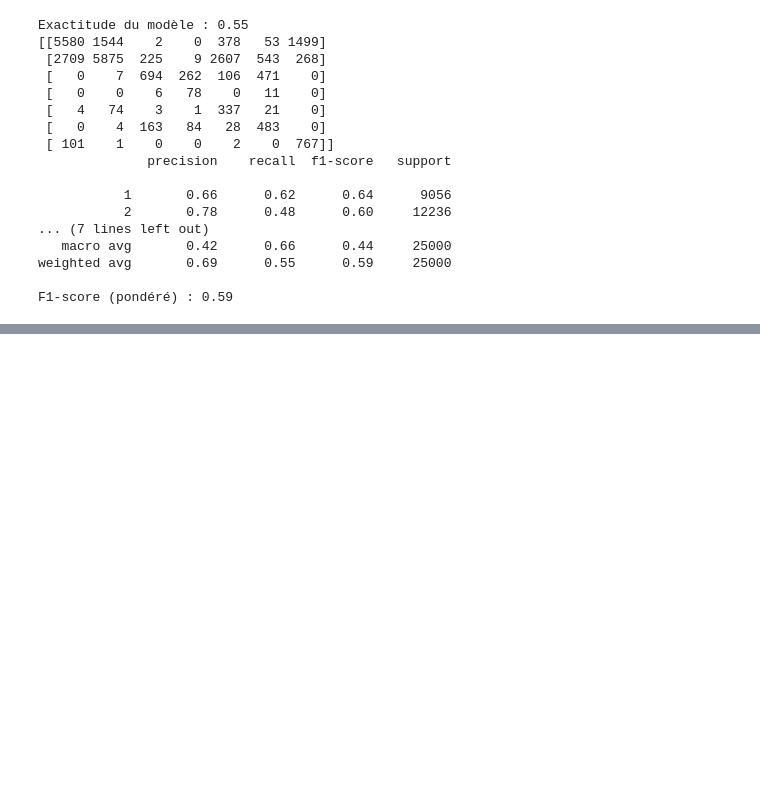
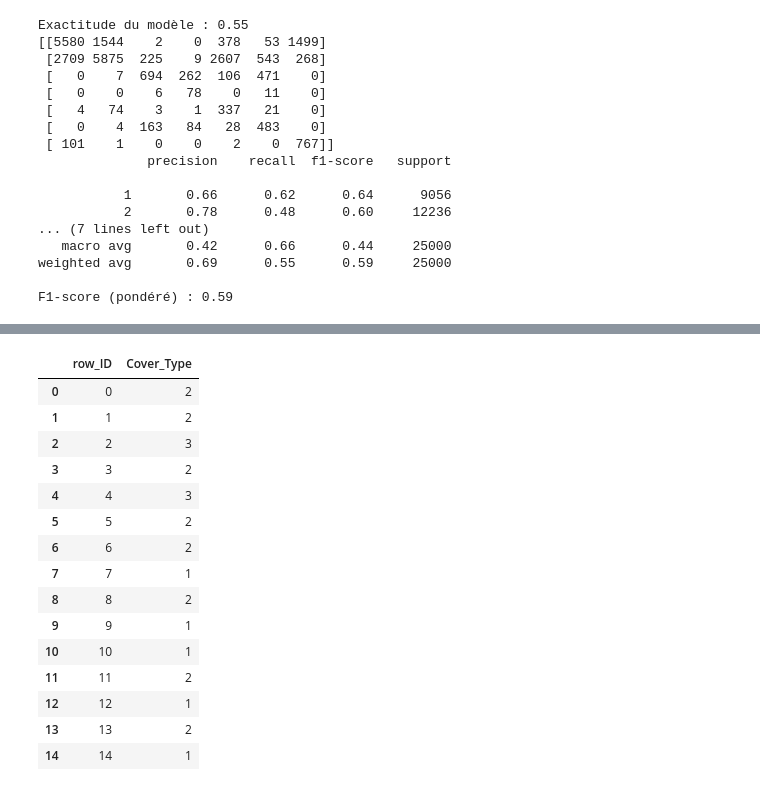
Before and after one commit to raphbrd/M2-data-challenge, a Jupyter notebook: TP_classification-1.ipynb, the cells around one changed output, grey strips where cells are left out. Drawn from its saved outputs; the diff is of its cells as text; code cells hidden in the pictures; blank space fills up the shorter version.

Commit message:
ajout lda classification + 1 soumission

```diff
--- a/TP_classification-1.ipynb
+++ b/TP_classification-1.ipynb
@@ -104,0 +179,17 @@ X_test_scaled[columns_to_norm] = scaler.transform(X_test[columns_to_norm])
+# %%
+from sklearn.ensemble import GradientBoostingClassifier
+# Initialisation et entraînement du modèle Gradient Boosting
+gb_model = GradientBoostingClassifier()
+gb_model.fit(X_train_lda, y_train)
+
+# Prédiction sur l'ensemble de test
+y_pred = gb_model.predict(X_val_lda)
+
+# Calcul de l'exactitude
+accuracy = accuracy_score(y_val, y_pred)
+print(f"Exactitude du modèle : {accuracy:.2f}")
+print(confusion_matrix(y_val, y_pred))
+print(classification_report(y_val, y_pred))
+
+f1 = f1_score(y_val, y_pred, average='weighted')  # weighted gère les classes déséquilibrées
+print(f"F1-score (pondéré) : {f1:.2f}")
@@ -104,0 +214,16 @@ X_test_scaled[columns_to_norm] = scaler.transform(X_test[columns_to_norm])
+# %%
+from sklearn.linear_model import LogisticRegression
+model_reglog = LogisticRegression(class_weight=class_weights_dict, max_iter=300)
+model_reglog.fit(X_train_lda, y_train)
+# Prédiction sur l'ensemble de test
+
+y_pred = model_reglog.predict(X_val_lda)
+
+# Calcul de l'exactitude
+accuracy = accuracy_score(y_val, y_pred)
+print(f"Exactitude du modèle : {accuracy:.2f}")
+print(confusion_matrix(y_val, y_pred))
+print(classification_report(y_val, y_pred))
+
+f1 = f1_score(y_val, y_pred, average='weighted')  # weighted gère les classes déséquilibrées
+print(f"F1-score (pondéré) : {f1:.2f}")
@@ -213,6 +361,30 @@ Exactitude du modèle : 0.87
 weighted avg       0.87      0.87      0.87     25000
 
 F1-score (pondéré) : 0.87
+# %%
+predictions = rf_model.predict(X_test_pca)
+
+df_pred = pd.DataFrame(predictions, columns=["Cover_Type"]).reset_index().rename(columns={"index": "row_ID"})
+display(df_pred.head(15))
+
+df_pred.to_parquet("submission/forest-cover-type/RF_pca_sub_1.parquet", index=False)
+# %% [output]
+|  | row_ID | Cover_Type |
+| 0 | 0 | 2 |
+| 1 | 1 | 2 |
+| 2 | 2 | 3 |
+| 3 | 3 | 2 |
+| 4 | 4 | 3 |
+| 5 | 5 | 2 |
+| 6 | 6 | 2 |
+| 7 | 7 | 1 |
+| 8 | 8 | 2 |
+| 9 | 9 | 1 |
+| 10 | 10 | 1 |
+| 11 | 11 | 2 |
+| 12 | 12 | 1 |
+| 13 | 13 | 2 |
+| 14 | 14 | 1 |
 # %%
 ## 22 minutes
 param_grid = {
```
Also changed, not shown: parts of 14 cells of this notebook.
